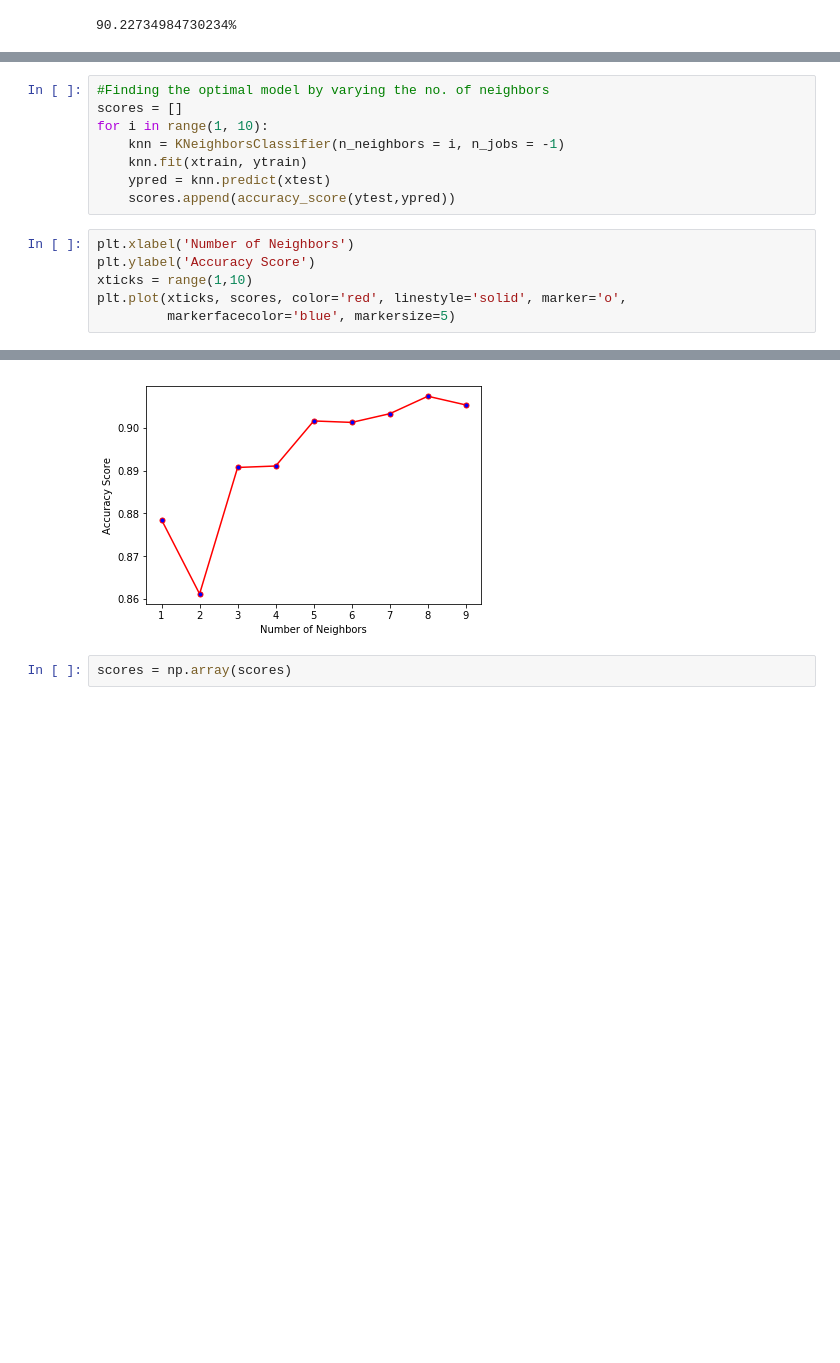
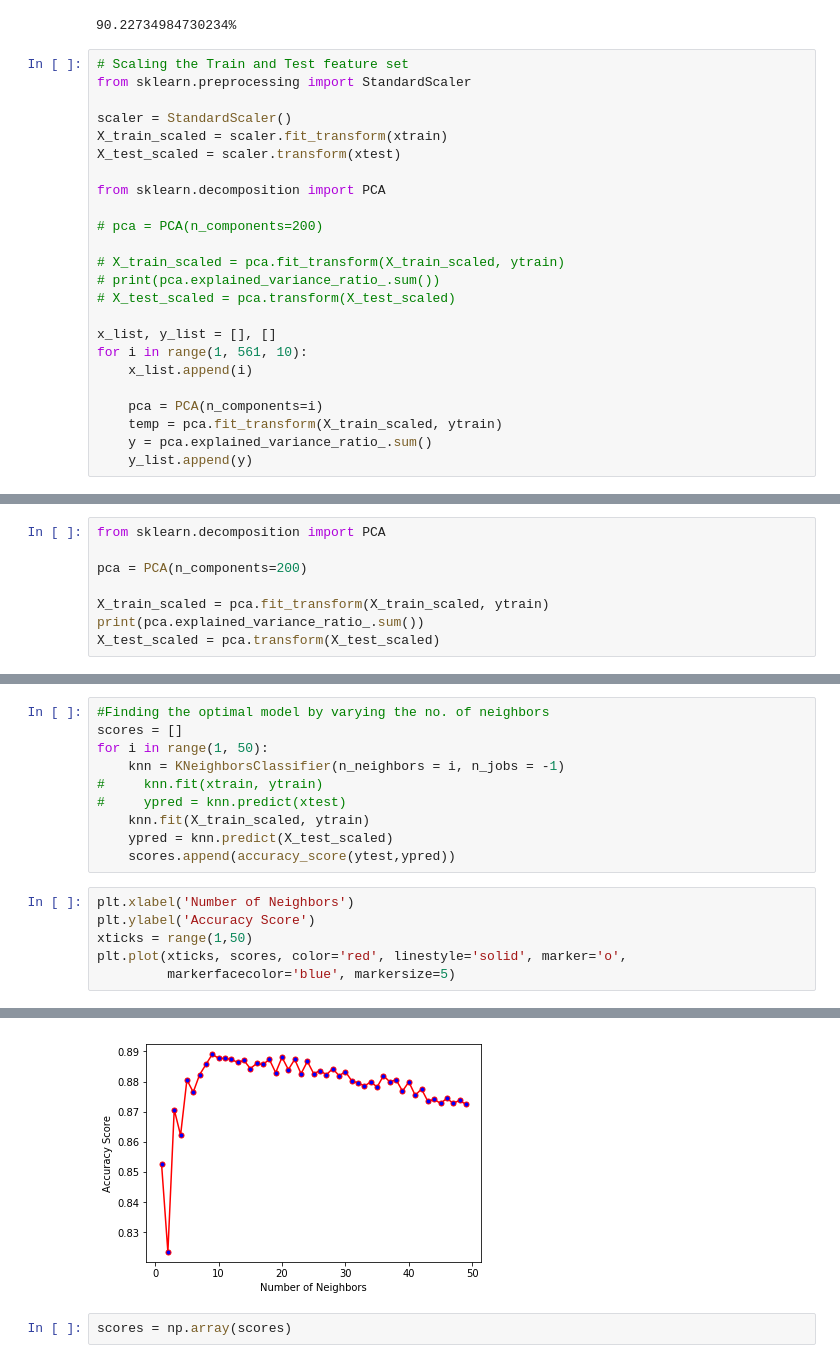
Before and after one commit to Zhiyang-Zhang-sjsu/Activity, a Jupyter notebook: KNN.ipynb, the cells around one changed output, grey strips where cells are left out. Cells and saved outputs as stored; diff of their text form; blank space fills up the shorter version.

```diff
--- a/KNN.ipynb
+++ b/KNN.ipynb
@@ -28,3 +28,27 @@ ypred = knn.predict(xtest)
 print (str(accuracy_score(ytest,ypred)*100) + '%')
 # %% [output]
 90.22734984730234%
+# %%
+# Scaling the Train and Test feature set
+from sklearn.preprocessing import StandardScaler
+
+scaler = StandardScaler()
+X_train_scaled = scaler.fit_transform(xtrain)
+X_test_scaled = scaler.transform(xtest)
+
+from sklearn.decomposition import PCA
+
+# pca = PCA(n_components=200)
+
+# X_train_scaled = pca.fit_transform(X_train_scaled, ytrain)
+# print(pca.explained_variance_ratio_.sum())
+# X_test_scaled = pca.transform(X_test_scaled)
+
+x_list, y_list = [], []
+for i in range(1, 561, 10):
+    x_list.append(i)
+
+    pca = PCA(n_components=i)
+    temp = pca.fit_transform(X_train_scaled, ytrain)
+    y = pca.explained_variance_ratio_.sum()
+    y_list.append(y)
@@ -30,0 +62,8 @@ print (str(accuracy_score(ytest,ypred)*100) + '%')
+# %%
+from sklearn.decomposition import PCA
+
+pca = PCA(n_components=200)
+
+X_train_scaled = pca.fit_transform(X_train_scaled, ytrain)
+print(pca.explained_variance_ratio_.sum())
+X_test_scaled = pca.transform(X_test_scaled)
@@ -31,20 +72,22 @@ print (str(accuracy_score(ytest,ypred)*100) + '%')
 # %%
 #Finding the optimal model by varying the no. of neighbors
 scores = []
-for i in range(1, 10):
+for i in range(1, 50):
     knn = KNeighborsClassifier(n_neighbors = i, n_jobs = -1)
-    knn.fit(xtrain, ytrain)
-    ypred = knn.predict(xtest)
+#     knn.fit(xtrain, ytrain)
+#     ypred = knn.predict(xtest)
+    knn.fit(X_train_scaled, ytrain)
+    ypred = knn.predict(X_test_scaled)
     scores.append(accuracy_score(ytest,ypred))
 # %%
 plt.xlabel('Number of Neighbors')
 plt.ylabel('Accuracy Score')
-xticks = range(1,10)
+xticks = range(1,50)
 plt.plot(xticks, scores, color='red', linestyle='solid', marker='o',
          markerfacecolor='blue', markersize=5)
 # %% [output]
 [<matplotlib.lines.Line2D at 0x...>]
-[figure, old version]
+[figure, new version]
 # %%
 scores = np.array(scores)
 # %%
```
Also changed, not shown: parts of 5 cells of this notebook.
